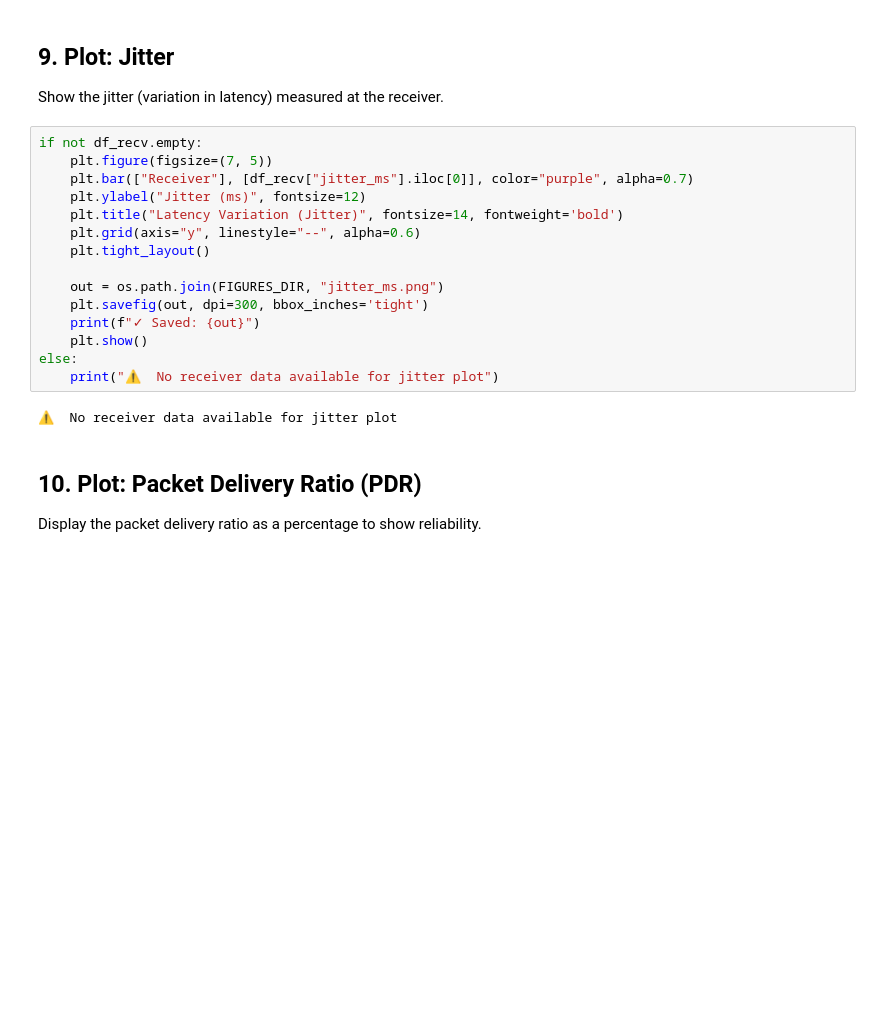
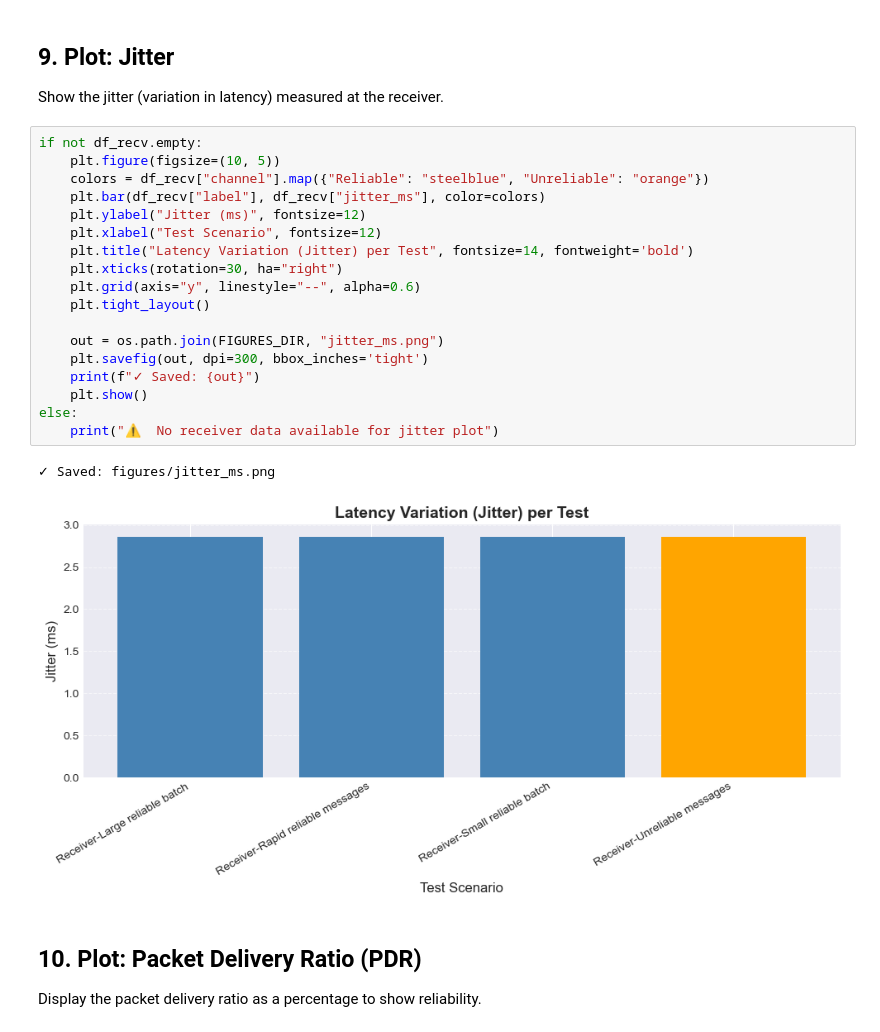
Before and after one commit to itstrueitstrueitsrealitsreal/AHTP, a Jupyter notebook: plot_metrics.ipynb, the cells around one changed output. Drawn from its saved outputs; the diff is of its cells as text; blank space fills up the shorter version.

```diff
--- a/plot_metrics.ipynb
+++ b/plot_metrics.ipynb
@@ -211,21 +237,25 @@ else:
 Show the jitter (variation in latency) measured at the receiver.
 # %%
 if not df_recv.empty:
-    plt.figure(figsize=(7, 5))
-    plt.bar(["Receiver"], [df_recv["jitter_ms"].iloc[0]], color="purple", alpha=0.7)
+    plt.figure(figsize=(10, 5))
+    colors = df_recv["channel"].map({"Reliable": "steelblue", "Unreliable": "orange"})
+    plt.bar(df_recv["label"], df_recv["jitter_ms"], color=colors)
     plt.ylabel("Jitter (ms)", fontsize=12)
-    plt.title("Latency Variation (Jitter)", fontsize=14, fontweight='bold')
+    plt.xlabel("Test Scenario", fontsize=12)
+    plt.title("Latency Variation (Jitter) per Test", fontsize=14, fontweight='bold')
+    plt.xticks(rotation=30, ha="right")
     plt.grid(axis="y", linestyle="--", alpha=0.6)
     plt.tight_layout()
 
     out = os.path.join(FIGURES_DIR, "jitter_ms.png")
     plt.savefig(out, dpi=300, bbox_inches='tight')
     print(f"✓ Saved: {out}")
     plt.show()
 else:
     print("⚠️  No receiver data available for jitter plot")
 # %% [output]
-⚠️  No receiver data available for jitter plot
+✓ Saved: figures/jitter_ms.png
+[figure, added]
 # %% [markdown]
 ## 10. Plot: Packet Delivery Ratio (PDR)
 
```
Also changed, not shown: parts of 10 cells of this notebook, 9 other files.
